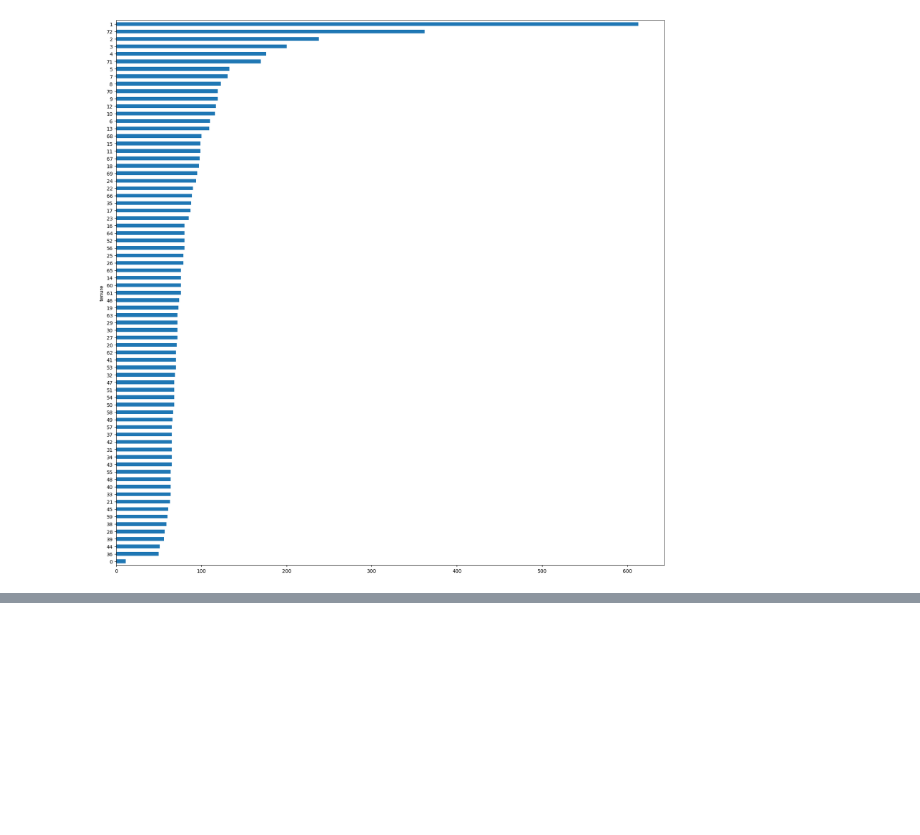
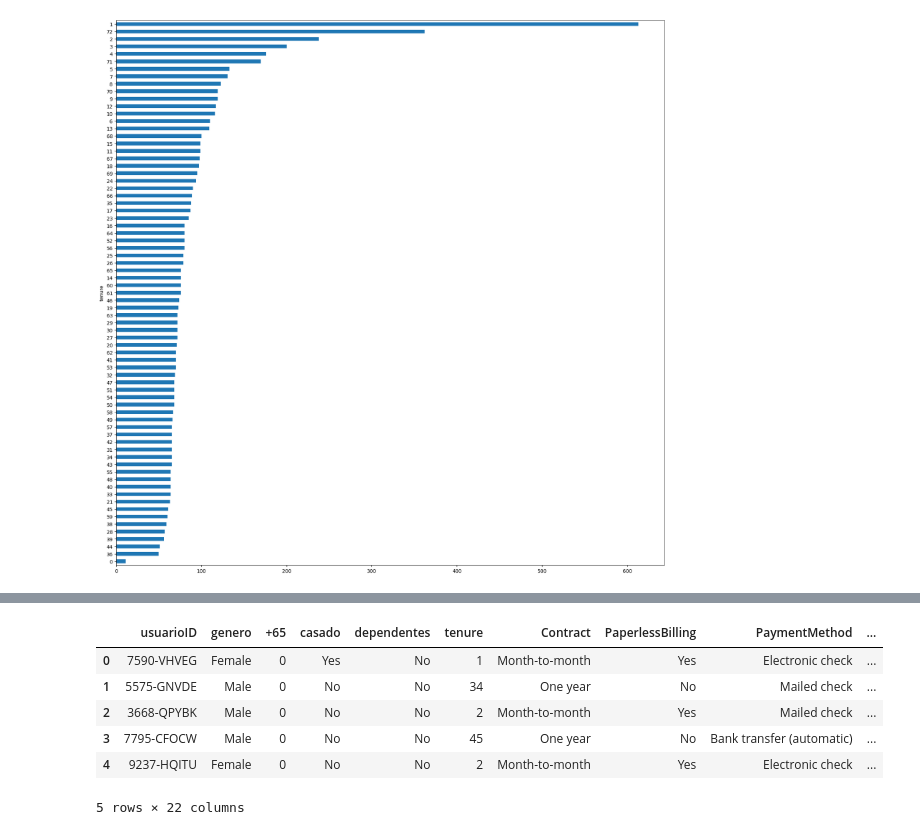
Before and after one commit to PedroElorriaga/AI-Development, a Jupyter notebook: eda/eda_aula1.ipynb, the cells around one changed output, grey strips where cells are left out. Cells and saved outputs as stored; diff of their text form; code cells hidden in the pictures; blank space fills up the shorter version.

```diff
--- a/eda/eda_aula1.ipynb
+++ b/eda/eda_aula1.ipynb
@@ -383,0 +397,17 @@ dataframe_all_infos.groupby(['tenure'])['tenure'].count().sort_values().plot.bar
+# %%
+# COMO APRESENTAR NÚMEROS DECIMAIS SEM A NOTAÇÃO CIENTÍFICA
+pd.set_option('display.float_format', lambda x: '%.15f' % x)
+# %%
+# CRIANDO UMA NOVA COLUNA
+import numpy as np
+
+dataframe_all_infos['TempoMenor6Meses'] = np.where(dataframe_all_infos['tenure'] < 6, 'Yes', 'No')
+dataframe_all_infos.head() # CRIOU NO FIM DO DATAFRAME
+# %% [output]
+|  | usuarioID | genero | +65 | casado | dependentes | tenure | Contract | PaperlessBilling | PaymentMethod | ... |
+| 0 | 7590-VHVEG | Female | 0 | Yes | No | 1 | Month-to-month | Yes | Electronic check | ... |
+| 1 | 5575-GNVDE | Male | 0 | No | No | 34 | One year | No | Mailed check | ... |
+| 2 | 3668-QPYBK | Male | 0 | No | No | 2 | Month-to-month | Yes | Mailed check | ... |
+| 3 | 7795-CFOCW | Male | 0 | No | No | 45 | One year | No | Bank transfer (automatic) | ... |
+| 4 | 9237-HQITU | Female | 0 | No | No | 2 | Month-to-month | Yes | Electronic check | ... |
+5 rows × 22 columns
```
Also changed, not shown: parts of 5 cells of this notebook, 2 other files.
